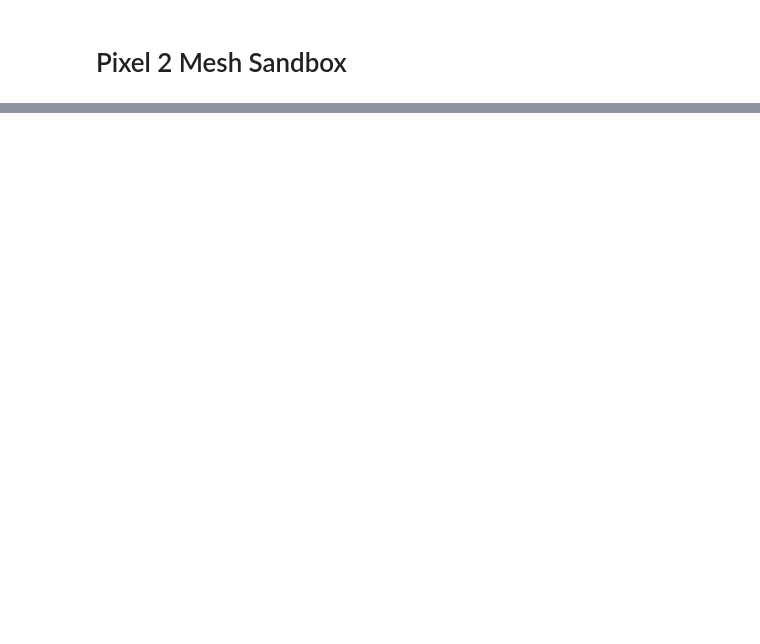
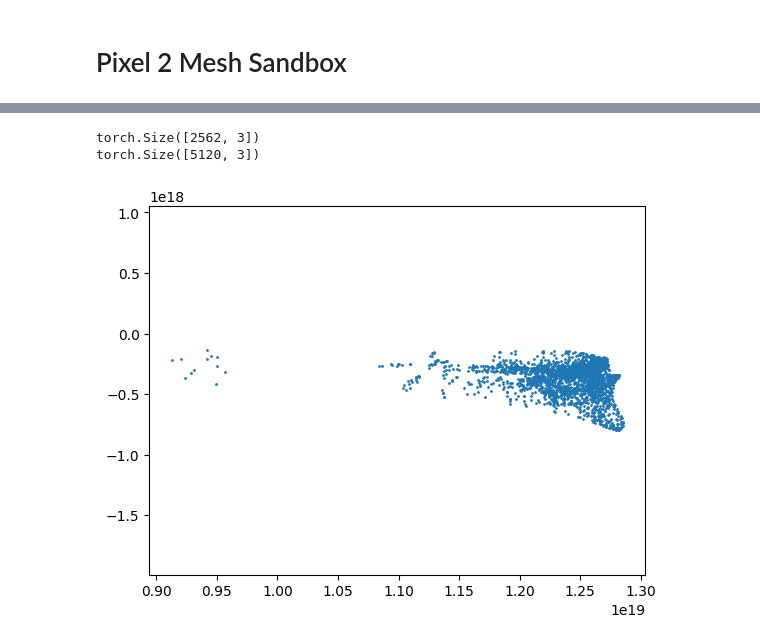
Before and after one commit to 3d-pollen-reconstruction/sequoia, a Jupyter notebook: notebooks/p2m_sandbox.ipynb, the cells around one changed output, grey strips where cells are left out. Drawn from its saved outputs; the diff is of its cells as text; code cells hidden in the pictures; blank space fills up the shorter version.

```diff
--- a/notebooks/p2m_sandbox.ipynb
+++ b/notebooks/p2m_sandbox.ipynb
@@ -820,2 +988,2 @@ model = P2MModel(
 # %%
-out = model(torch.randn(1, 3, 224, 224))
+out = model(torch.randn(1, 1, 224, 224))
@@ -972,0 +1047,2 @@ TypeError: iteration over a 0-d tensor
+# %%
+(left_tensor, right_tensor), (points, normals), rotations, voxels = dataset[0]
@@ -972,0 +1067,30 @@ TypeError: iteration over a 0-d tensor
+# %%
+import torch
+from torch.utils.data import DataLoader
+import torchvision
+from torch.utils.data import Subset
+
+# 1) device
+device = torch.device("cuda" if torch.cuda.is_available() else "cpu")
+
+# 2) data
+dataset = PollenDataset(
+    image_transforms=torchvision.transforms.Compose([
+        torchvision.transforms.Resize((224, 224)),
+        torchvision.transforms.ToTensor(),
+    ])
+)
+dataset_subset = Subset(dataset, range(5))
+
+loader = DataLoader(dataset_subset, batch_size=4, shuffle=True, num_workers=4)
+
+# 3) model, loss, optimizer
+model = P2MModel(
+    options=options.model,
+    ellipsoid=ell,
+    camera_f=torch.tensor(camera_f, device=device),
+    camera_c=torch.tensor(camera_c),
+    mesh_pos=torch.tensor([0.0,0.0,0.0], device=device),
+).to(device)
+
+optimizer = torch.optim.Adam(model.parameters(), lr=1e-3)
@@ -972,0 +1146,19 @@ TypeError: iteration over a 0-d tensor
+# %%
+pred_left = model(left_tensor.unsqueeze(0).to(device))
+# %%
+print(pred_left['pred_coord'][-1][0].shape)
+print(ell.faces[2].shape)
+# %% [output]
+torch.Size([2562, 3])
+torch.Size([5120, 3])
+# %%
+import matplotlib.pyplot as plt
+verts = pred_left["pred_coord"][2][0]        # select level‐2, batch‐0
+verts = verts.detach().cpu().numpy()        # to numpy
+
+# project to XY plane for a scatterplot
+plt.scatter(verts[:,0], verts[:,1], s=1)
+plt.axis('equal')
+plt.show()
+# %% [output]
+[figure, added]
```
Also changed, not shown: parts of 23 cells of this notebook, 5 other files.
